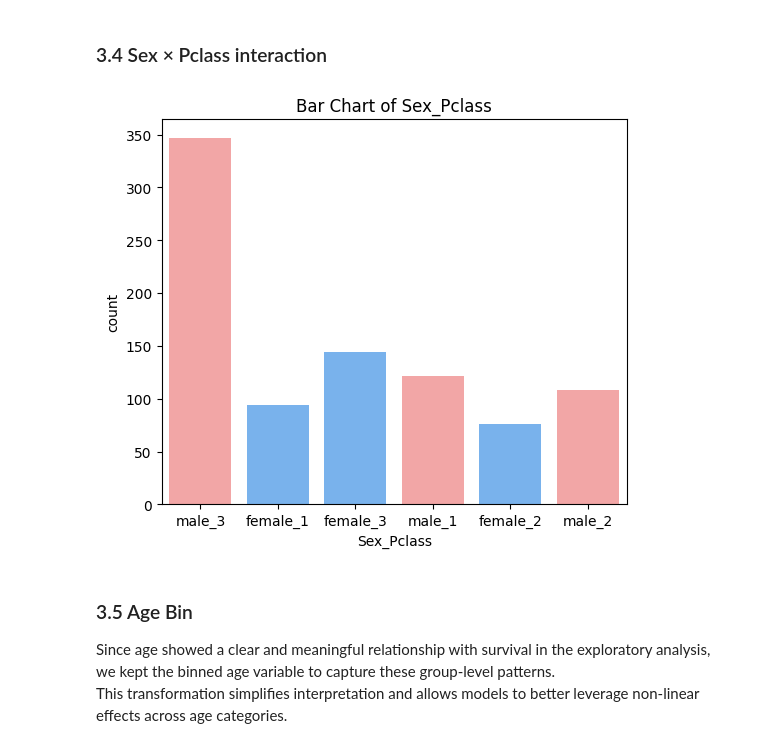
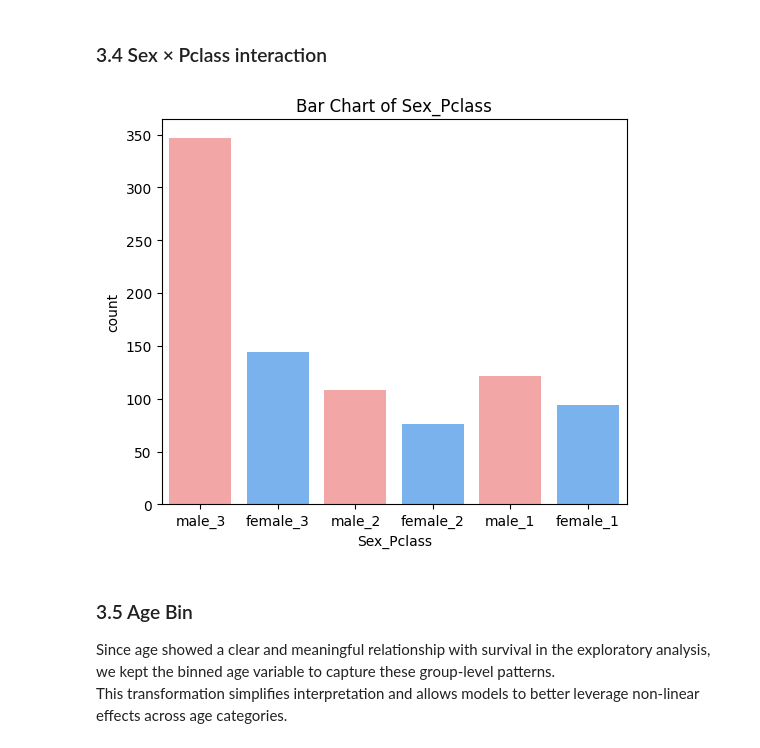
Before and after one commit to fede-giorgi/Transformer_is_All_You_Need, a Jupyter notebook: project.ipynb, the cells around one changed output. Drawn from its saved outputs; the diff is of its cells as text; code cells hidden in the pictures.

```diff
--- a/project.ipynb
+++ b/project.ipynb
@@ -1100,16 +1098,17 @@ df_train["Sex_Pclass"] = df_train0["Sex"].astype(str) + "_" + df_train0["Pclass"
 # %%
 # Bar Chart of Sex_Pclass
 plt.figure(figsize=(6, 5))
 sns.countplot(
     x="Sex_Pclass",
     data=df_train,
     palette=colors[:2],
     hue="Sex",
-    legend=False)
+    legend=False,
+    order = ["male_3", "female_3", "male_2", "female_2", "male_1", "female_1"])
 plt.title("Bar Chart of Sex_Pclass")
 plt.show()
 # %% [output]
-[figure, old version]
+[figure, new version]
 # %% [markdown]
 ### 3.5 Age Bin
 
```
Also changed, not shown: parts of 4 cells of this notebook.
